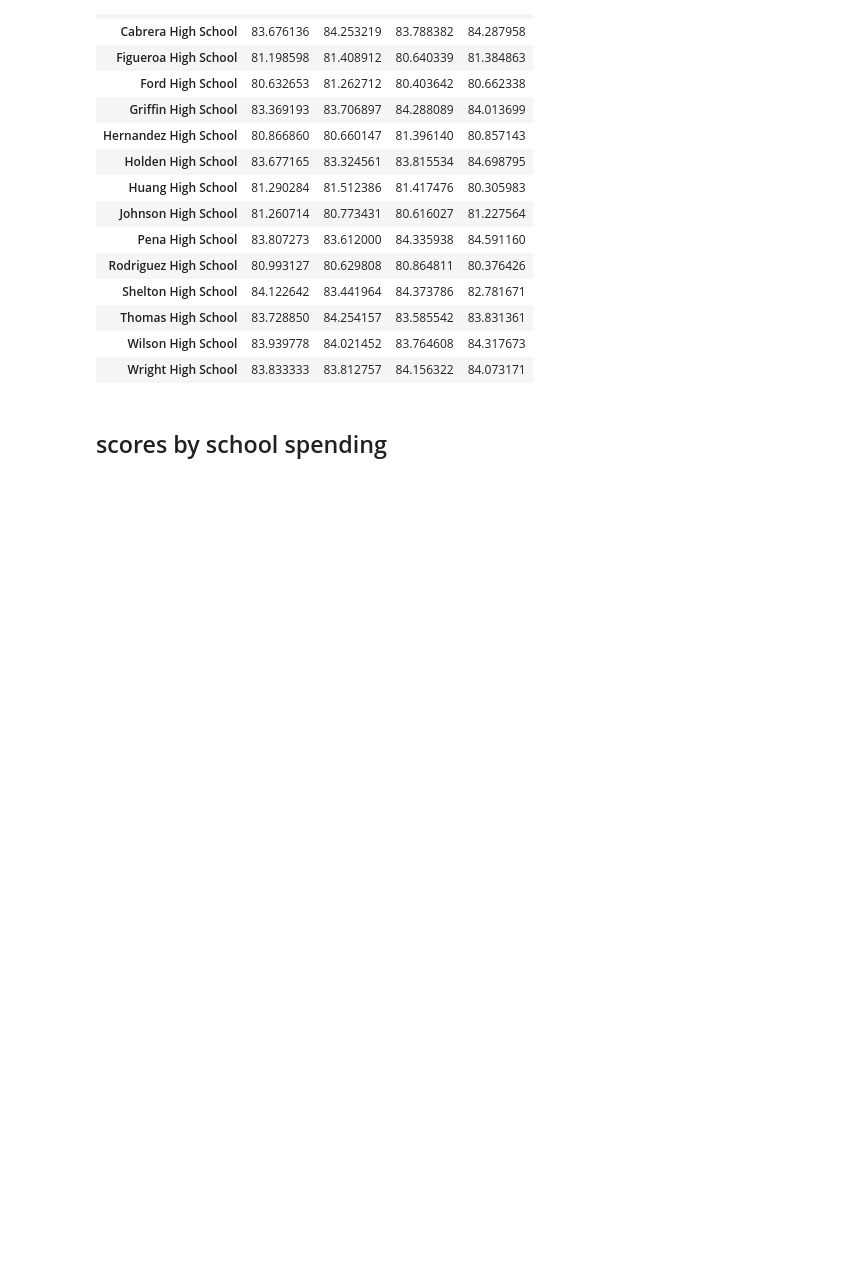
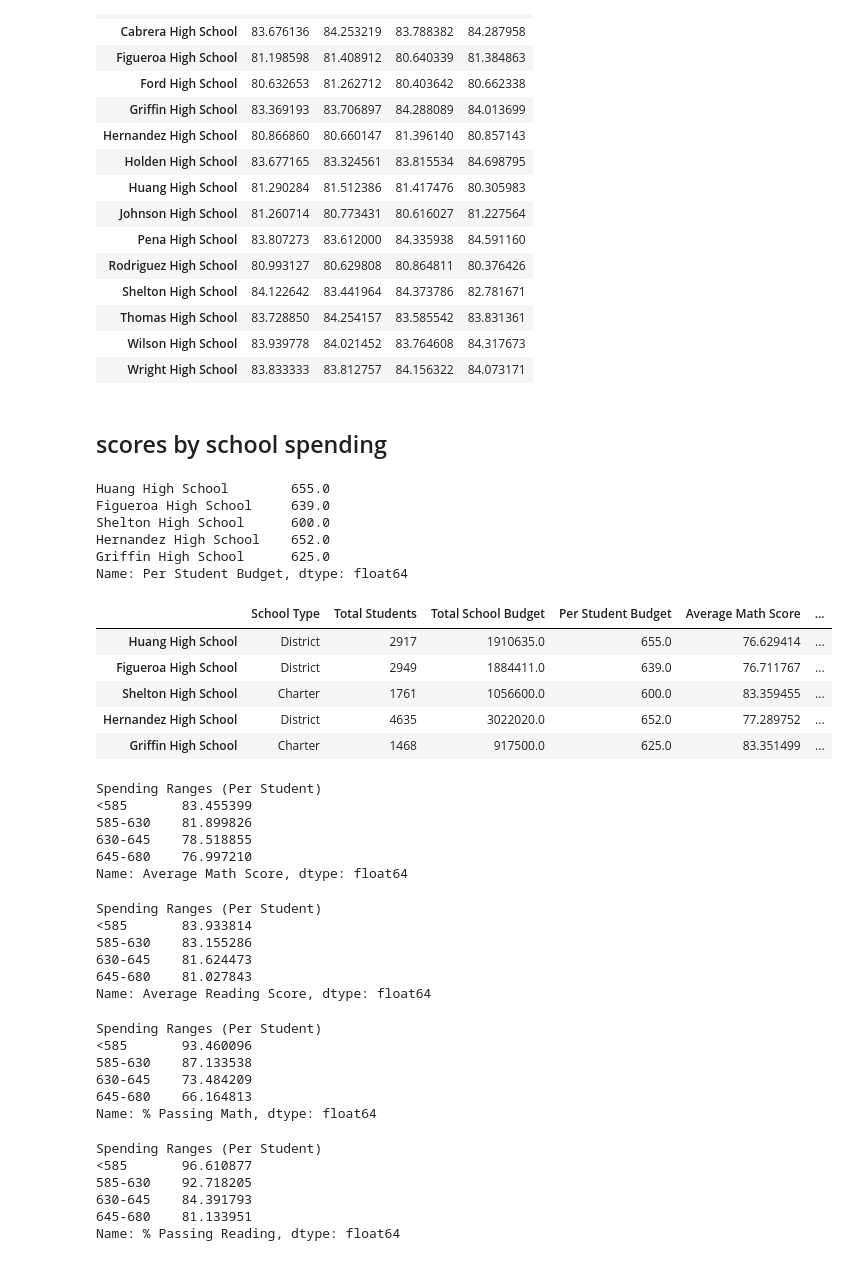
Before and after one commit to radioactivearm/pandas-challenge, a Jupyter notebook: PyCitySchools/PyCitySchools.ipynb, the cells around one changed output. Drawn from its saved outputs; the diff is of its cells as text; code cells hidden in the pictures; blank space fills up the shorter version.

```diff
--- a/PyCitySchools/PyCitySchools.ipynb
+++ b/PyCitySchools/PyCitySchools.ipynb
@@ -337,4 +337,6 @@ adict = {
 }
 school_summary = pd.DataFrame(adict,index=school_names)
 # school_summary
+# %%
+side_school_df = school_summary
 # %%
@@ -547,0 +548,24 @@ reading_score_summary_srt
+# %%
+side_school_df['Per Student Budget'].head()
+# %% [output]
+Huang High School        655.0
+Figueroa High School     639.0
+Shelton High School      600.0
+Hernandez High School    652.0
+Griffin High School      625.0
+Name: Per Student Budget, dtype: float64
+# %%
+# bins are <585, 585-630, 630-645, 645-680
+spending_bins = [0, 585, 630, 645, 680]
+spending_groups = ['<585', '585-630', '630-645', '645-680']
+
+side_school_df['Spending Ranges (Per Student)'] = pd.cut(side_school_df['Per Student Budget'], spending_bins,
+                                           labels=spending_groups, include_lowest=True)
+side_school_df.head()
+# %% [output]
+|  | School Type | Total Students | Total School Budget | Per Student Budget | Average Math Score | ... |
+| Huang High School | District | 2917 | 1910635.0 | 655.0 | 76.629414 | ... |
+| Figueroa High School | District | 2949 | 1884411.0 | 639.0 | 76.711767 | ... |
+| Shelton High School | Charter | 1761 | 1056600.0 | 600.0 | 83.359455 | ... |
+| Hernandez High School | District | 4635 | 3022020.0 | 652.0 | 77.289752 | ... |
+| Griffin High School | Charter | 1468 | 917500.0 | 625.0 | 83.351499 | ... |
@@ -547,0 +575,44 @@ reading_score_summary_srt
+# %%
+# find averge math score
+spending_avg_math = school_spending_group['Average Math Score'].mean()
+spending_avg_math
+# %% [output]
+Spending Ranges (Per Student)
+<585       83.455399
+585-630    81.899826
+630-645    78.518855
+645-680    76.997210
+Name: Average Math Score, dtype: float64
+# %%
+# find average reading score
+spending_avg_read = school_spending_group['Average Reading Score'].mean()
+spending_avg_read
+# %% [output]
+Spending Ranges (Per Student)
+<585       83.933814
+585-630    83.155286
+630-645    81.624473
+645-680    81.027843
+Name: Average Reading Score, dtype: float64
+# %%
+# % passing math
+spending_percent_math = school_spending_group['% Passing Math'].mean()
+spending_percent_math
+# %% [output]
+Spending Ranges (Per Student)
+<585       93.460096
+585-630    87.133538
+630-645    73.484209
+645-680    66.164813
+Name: % Passing Math, dtype: float64
+# %%
+# % passing Reading
+spending_percent_read = school_spending_group['% Passing Reading'].mean()
+spending_percent_read
+# %% [output]
+Spending Ranges (Per Student)
+<585       96.610877
+585-630    92.718205
+630-645    84.391793
+645-680    81.133951
+Name: % Passing Reading, dtype: float64
```
Also changed, not shown: parts of 9 cells of this notebook.
